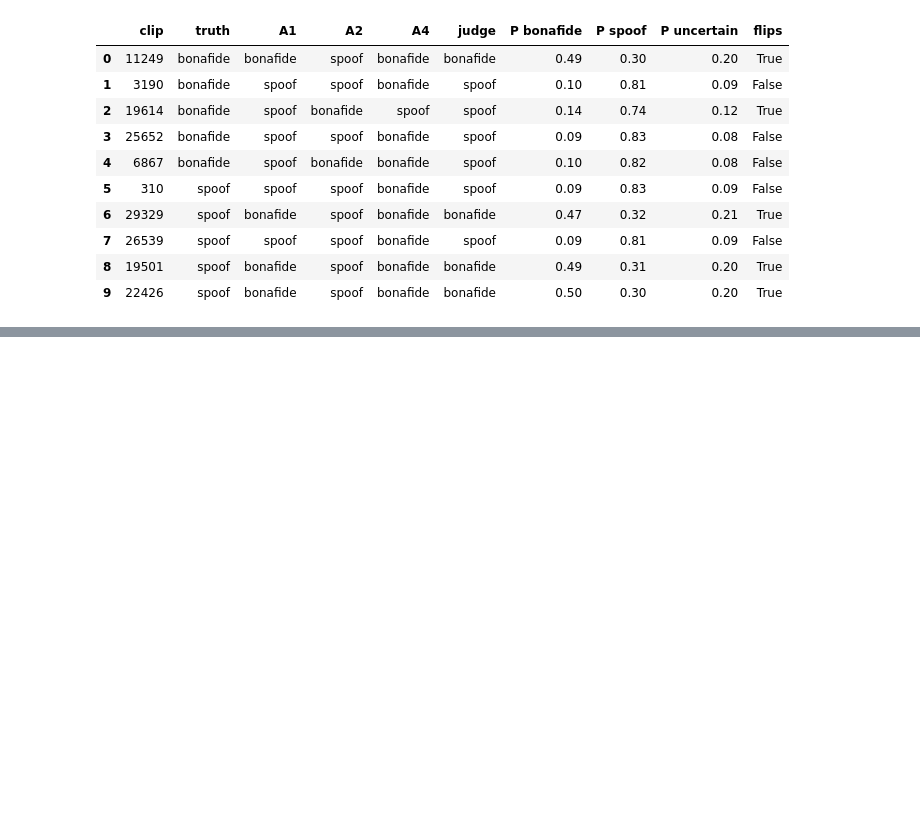
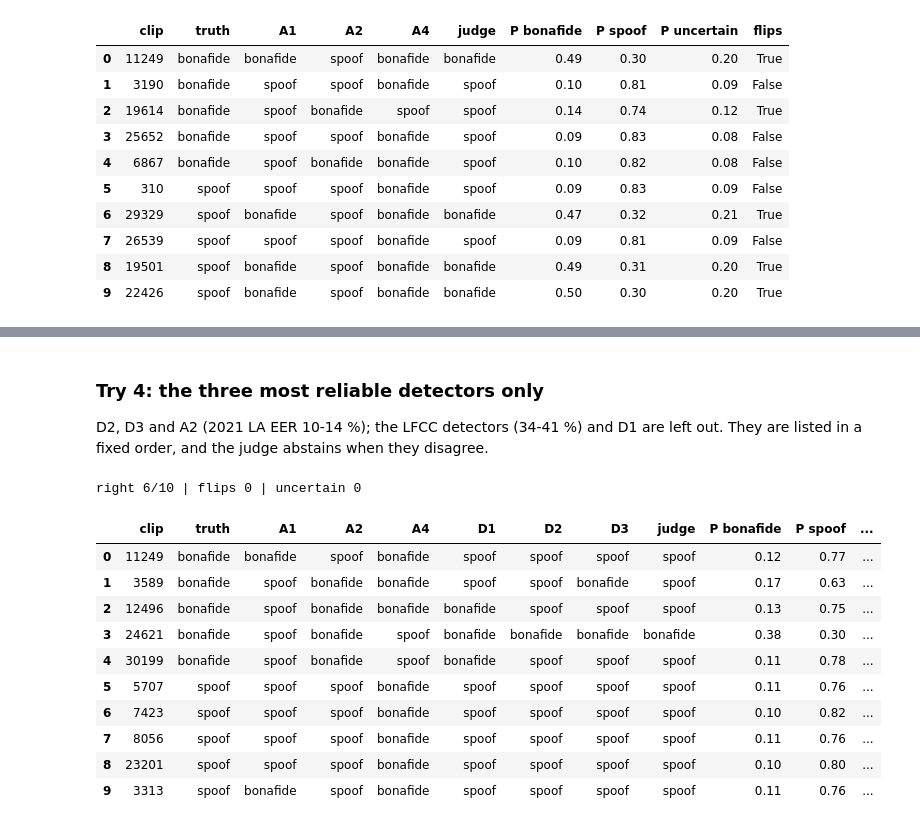
Before and after one commit to Qwenty228/GC2-EchoJEV, a Jupyter notebook: SystemCode/notebooks/06_jev.ipynb, the cells around one changed output, grey strips where cells are left out. Saved outputs shown, nothing was run; the diff lists cells and outputs as text; code cells hidden in the pictures; blank space fills up the shorter version.

```diff
--- a/SystemCode/notebooks/06_jev.ipynb
+++ b/SystemCode/notebooks/06_jev.ipynb
@@ -256,0 +318,27 @@ right 3/10 | flips 5 | uncertain 0
+# %% [markdown]
+### Try 4: the three most reliable detectors only
+D2, D3 and A2 (2021 LA EER 10-14 %); the LFCC detectors (34-41 %) and D1 are left out. They are listed in a fixed order, and the judge abstains when they disagree.
+# %%
+PROMPT = ("Three reliable spoofing detectors judged the same clip. If they all agree, trust them. "
+          "If they disagree, answer uncertain.")
+QUESTION = {"decision": {"type": "choice", "instructions": "Which verdict should be trusted for this clip?",
+                         "criteria": {"bonafide": "The trustworthy evidence says authentic speech.",
+                                      "spoof": "The trustworthy evidence says spoofed speech.",
+                                      "uncertain": "The evidence conflicts too much to decide."}}}
+def context(r, order):
+    return {det[m]["name"]: {"verdict": r[f"v_{m}"], "p_bonafide": round(float(r[f"p_{m}"]), 3)}
+            for m in ("d2", "d3", "a2")}
+try_request(PROMPT, QUESTION, context)
+# %% [output]
+right 6/10 | flips 0 | uncertain 0
+|  | clip | truth | A1 | A2 | A4 | D1 | D2 | D3 | judge | P bonafide | P spoof | ... |
+| 0 | 11249 | bonafide | bonafide | spoof | bonafide | spoof | spoof | spoof | spoof | 0.12 | 0.77 | ... |
+| 1 | 3589 | bonafide | spoof | bonafide | bonafide | spoof | spoof | bonafide | spoof | 0.17 | 0.63 | ... |
+| 2 | 12496 | bonafide | spoof | bonafide | bonafide | bonafide | spoof | spoof | spoof | 0.13 | 0.75 | ... |
+| 3 | 24621 | bonafide | spoof | bonafide | spoof | bonafide | bonafide | bonafide | bonafide | 0.38 | 0.30 | ... |
+| 4 | 30199 | bonafide | spoof | bonafide | spoof | bonafide | spoof | spoof | spoof | 0.11 | 0.78 | ... |
+| 5 | 5707 | spoof | spoof | spoof | bonafide | spoof | spoof | spoof | spoof | 0.11 | 0.76 | ... |
+| 6 | 7423 | spoof | spoof | spoof | bonafide | spoof | spoof | spoof | spoof | 0.10 | 0.82 | ... |
+| 7 | 8056 | spoof | spoof | spoof | bonafide | spoof | spoof | spoof | spoof | 0.11 | 0.76 | ... |
+| 8 | 23201 | spoof | spoof | spoof | bonafide | spoof | spoof | spoof | spoof | 0.10 | 0.80 | ... |
+| 9 | 3313 | spoof | bonafide | spoof | bonafide | spoof | spoof | spoof | spoof | 0.11 | 0.76 | ... |
```
Also changed, not shown: parts of 8 cells of this notebook, 2 other files.
